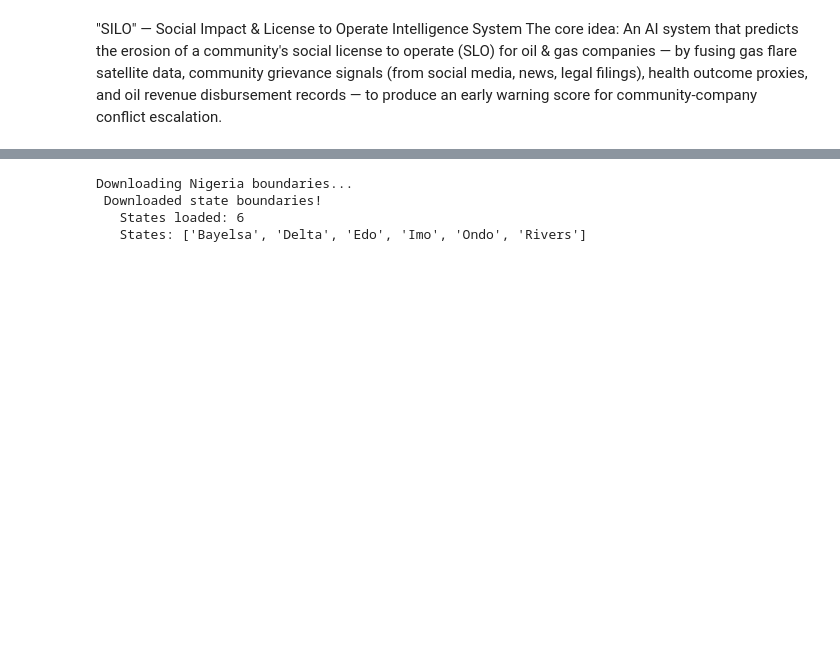
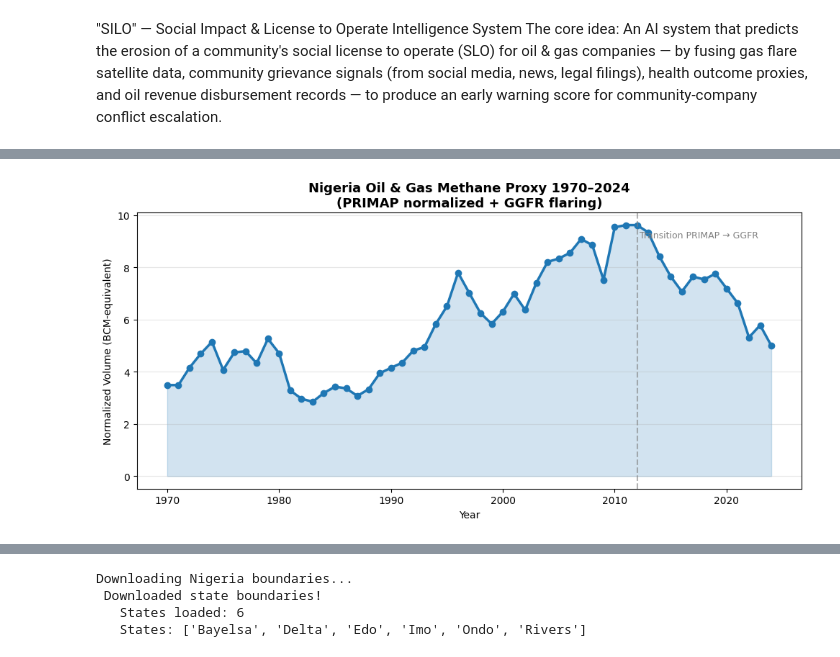
Before and after one commit to Fausty099/SILO-oil-community-risk, a Jupyter notebook: SILO_project.ipynb, the cells around one changed output, grey strips where cells are left out. Cells and saved outputs as stored; diff of their text form; code cells hidden in the pictures; blank space fills up the shorter version.

```diff
--- a/SILO_project.ipynb
+++ b/SILO_project.ipynb
@@ -270,0 +118,84 @@ Preview:
+# %%
+
+# PHASE 1A: Nigeria Oil & Gas Methane Proxy 1970–2024
+# Sources: PRIMAP-hist v2.7 (1970–2011) + World Bank GGFR (2012–2024)
+
+import pandas as pd
+import matplotlib.pyplot as plt
+
+print("Loading Nigeria Oil & Gas Methane Data...")
+print("Sources: PRIMAP-hist v2.7 (1970–2011) + World Bank GGFR (2012–2024)")
+print()
+
+
+# Filter Nigeria, CH4, Oil & Gas category (1.B.2)
+nga_ch4 = primap[
+    (primap['area (ISO3)'] == 'NGA') &
+    (primap['entity'] == 'CH4') &
+    (primap['category (IPCC2006_PRIMAP)'] == '1.B.2') &
+    (primap['scenario (PRIMAP-hist)'] == 'HISTCR')
+]
+
+# Extract PRIMAP years 1970–2011
+years_primap = list(range(1970, 2012))
+primap_ng = pd.DataFrame({
+    'year': years_primap,
+    'value': nga_ch4[years_primap].values[0]
+})
+
+# ---- GGFR dataset (2012–2024) ----
+years_ggfr = [2012, 2013, 2014, 2015, 2016, 2017,
+              2018, 2019, 2020, 2021, 2022, 2023, 2024]
+flaring_bcm = [9.622, 9.341, 8.419, 7.658, 7.073, 7.646,
+               7.539, 7.760, 7.195, 6.627, 5.318, 5.786, 5.000]  # update 2024 with actual WB value
+
+ggfr_ng = pd.DataFrame({'year': years_ggfr, 'value': flaring_bcm})
+
+# ---- Normalize PRIMAP to GGFR scale ----
+primap_2011 = primap_ng.loc[primap_ng['year']==2011,'value'].values[0]
+ggfr_2012   = ggfr_ng.loc[ggfr_ng['year']==2012,'value'].values[0]
+scale_factor = ggfr_2012 / primap_2011
+primap_ng['value'] = primap_ng['value'] * scale_factor
+
+# ---- Merge PRIMAP + GGFR ----
+merged = pd.concat([primap_ng, ggfr_ng], ignore_index=True)
+
+# ---- Split into Train/Val/Test (60/20/20) ----
+train_size = int(len(merged) * 0.6)
+val_size   = int(len(merged) * 0.2)
+
+train = merged.iloc[:train_size]
+val   = merged.iloc[train_size:train_size+val_size]
+test  = merged.iloc[train_size+val_size:]
+
+print("Target variable:", 'value')
+print("Train:", train['year'].min(), "-", train['year'].max())
+print("Val  :", val['year'].min(), "-", val['year'].max())
+print("Test :", test['year'].min(), "-", test['year'].max())
+
+# ---- Visualise merged ----
+fig, ax = plt.subplots(figsize=(10,5))
+ax.plot(merged['year'], merged['value'], color='#1f77b4', linewidth=2.5, marker='o')
+ax.fill_between(merged['year'], merged['value'], alpha=0.2, color='#1f77b4')
+ax.axvline(2012, color='gray', linestyle='--', alpha=0.6)
+ax.text(2012.2, merged['value'].max()*0.95, 'Transition PRIMAP → GGFR', fontsize=9, color='gray')
+ax.set_title('Nigeria Oil & Gas Methane Proxy 1970–2024\n(PRIMAP normalized + GGFR flaring)',
+             fontsize=13, fontweight='bold')
+ax.set_xlabel('Year')
+ax.set_ylabel('Normalized Volume (BCM-equivalent)')
+ax.grid(axis='y', alpha=0.3)
+plt.tight_layout()
+plt.savefig('outputs/figures/nigeria_ch4_merged.png', dpi=150)
+plt.show()
+
+print("="*55)
+print("  MERGE COMPLETE — PRIMAP + GGFR")
+print("="*55)
+print(f"Years   : {merged['year'].min()} – {merged['year'].max()}")
+print(f"Rows    : {len(merged)}")
+print(f"Peak    : {merged['value'].max():.3f} (Year {merged.loc[merged['value'].idxmax(),'year']})")
+print(f"Latest  : {merged['value'].iloc[-1]:.3f} (Year {merged['year'].iloc[-1]})")
+print("="*55)
+print()
+print(merged.to_string(index=False))
+# %% [output]
@@ -270,0 +209 @@ Preview:
+[figure, added]
```
Also changed, not shown: parts of 19 cells of this notebook.
